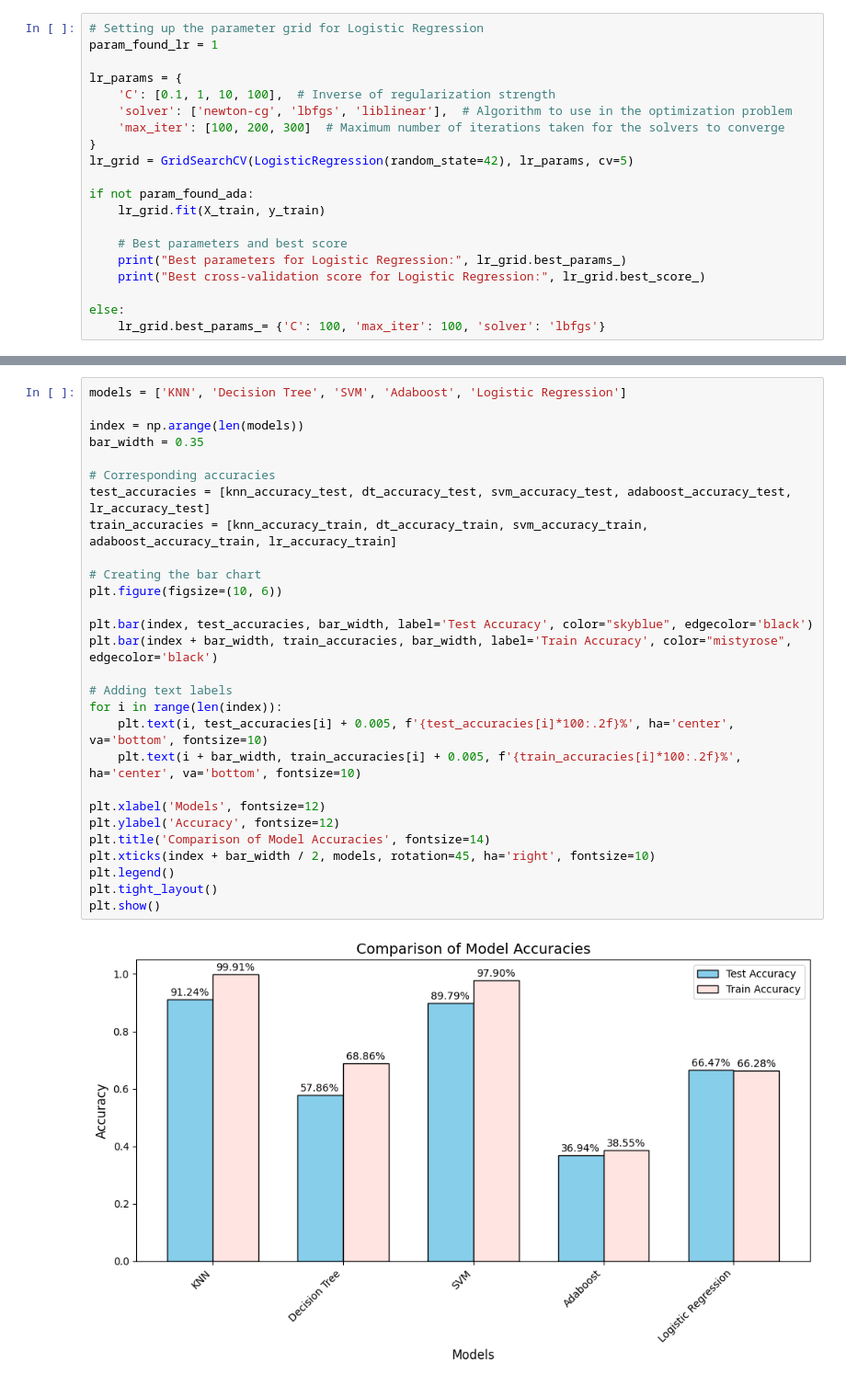
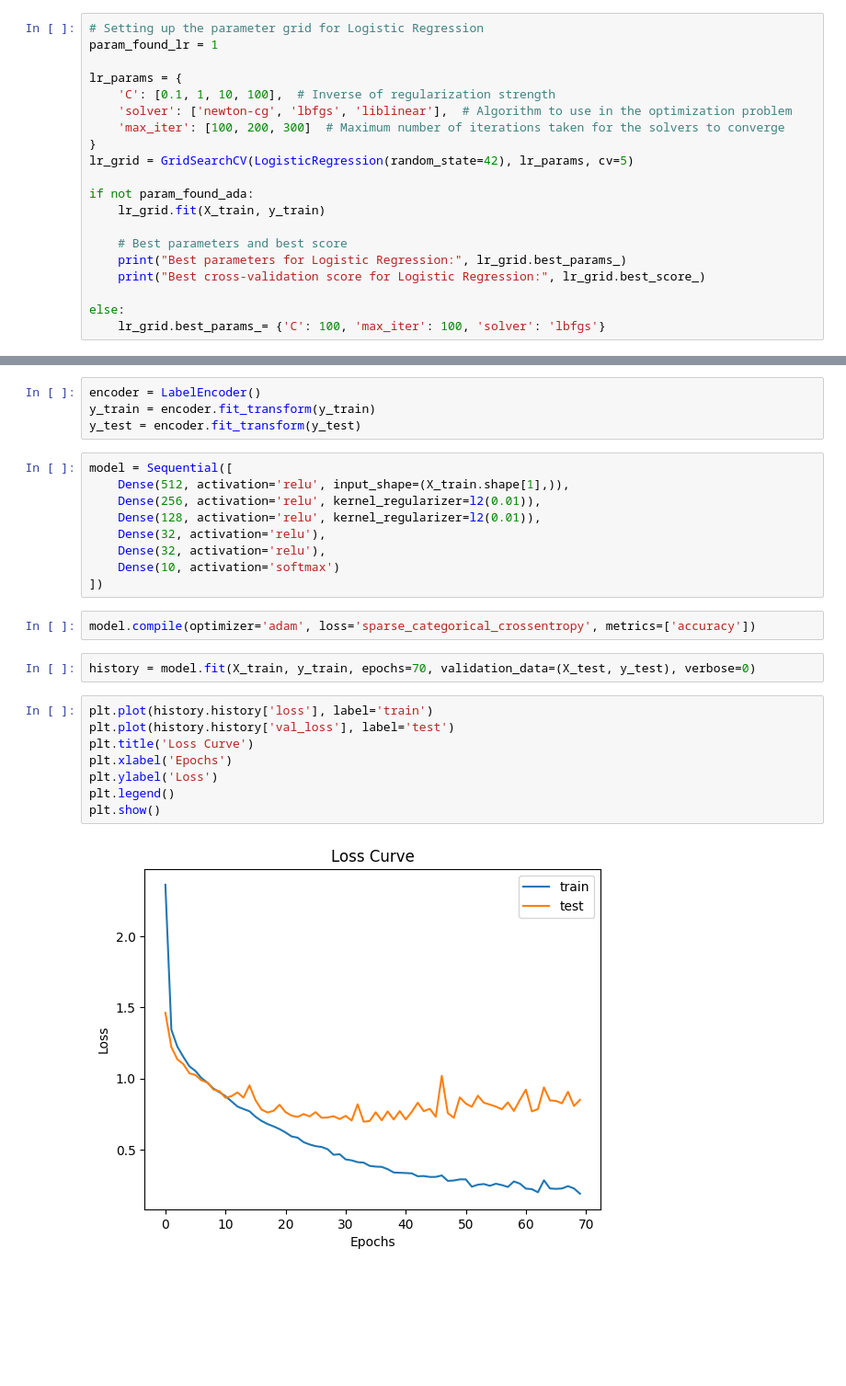
Before and after one commit to crgoku7/MusicGenreClassification, a Jupyter notebook: music_classification.ipynb, the cells around one changed output, grey strips where cells are left out. Shown at 92% size. Cells and saved outputs as stored; diff of their text form; blank space fills up the shorter version.

```diff
--- a/music_classification.ipynb
+++ b/music_classification.ipynb
@@ -702,30 +703,27 @@ plt.show()
-# %%
-models = ['KNN', 'Decision Tree', 'SVM', 'Adaboost', 'Logistic Regression']
-
-index = np.arange(len(models))
-bar_width = 0.35
-
-# Corresponding accuracies
-test_accuracies = [knn_accuracy_test, dt_accuracy_test, svm_accuracy_test, adaboost_accuracy_test, lr_accuracy_test]
-train_accuracies = [knn_accuracy_train, dt_accuracy_train, svm_accuracy_train, adaboost_accuracy_train, lr_accuracy_train]
-
-# Creating the bar chart
-plt.figure(figsize=(10, 6))
-
-plt.bar(index, test_accuracies, bar_width, label='Test Accuracy', color="skyblue", edgecolor='black')
-plt.bar(index + bar_width, train_accuracies, bar_width, label='Train Accuracy', color="mistyrose", edgecolor='black')
-
-# Adding text labels
-for i in range(len(index)):
-    plt.text(i, test_accuracies[i] + 0.005, f'{test_accuracies[i]*100:.2f}%', ha='center', va='bottom', fontsize=10)
-    plt.text(i + bar_width, train_accuracies[i] + 0.005, f'{train_accuracies[i]*100:.2f}%', ha='center', va='bottom', fontsize=10)
-
-plt.xlabel('Models', fontsize=12)
-plt.ylabel('Accuracy', fontsize=12)
-plt.title('Comparison of Model Accuracies', fontsize=14)
-plt.xticks(index + bar_width / 2, models, rotation=45, ha='right', fontsize=10)
-plt.legend()
-plt.tight_layout()
-plt.show()
-# %% [output]
-[figure, removed]
+# %%
+encoder = LabelEncoder()
+y_train = encoder.fit_transform(y_train)
+y_test = encoder.fit_transform(y_test)
+# %%
+model = Sequential([
+    Dense(512, activation='relu', input_shape=(X_train.shape[1],)),
+    Dense(256, activation='relu', kernel_regularizer=l2(0.01)),
+    Dense(128, activation='relu', kernel_regularizer=l2(0.01)),
+    Dense(32, activation='relu'),
+    Dense(32, activation='relu'),
+    Dense(10, activation='softmax')
+])
+# %%
+model.compile(optimizer='adam', loss='sparse_categorical_crossentropy', metrics=['accuracy'])
+# %%
+history = model.fit(X_train, y_train, epochs=70, validation_data=(X_test, y_test), verbose=0)
+# %%
+plt.plot(history.history['loss'], label='train')
+plt.plot(history.history['val_loss'], label='test')
+plt.title('Loss Curve')
+plt.xlabel('Epochs')
+plt.ylabel('Loss')
+plt.legend()
+plt.show()
+# %% [output]
+[figure, added]
```
Also changed, not shown: parts of 33 cells of this notebook.
